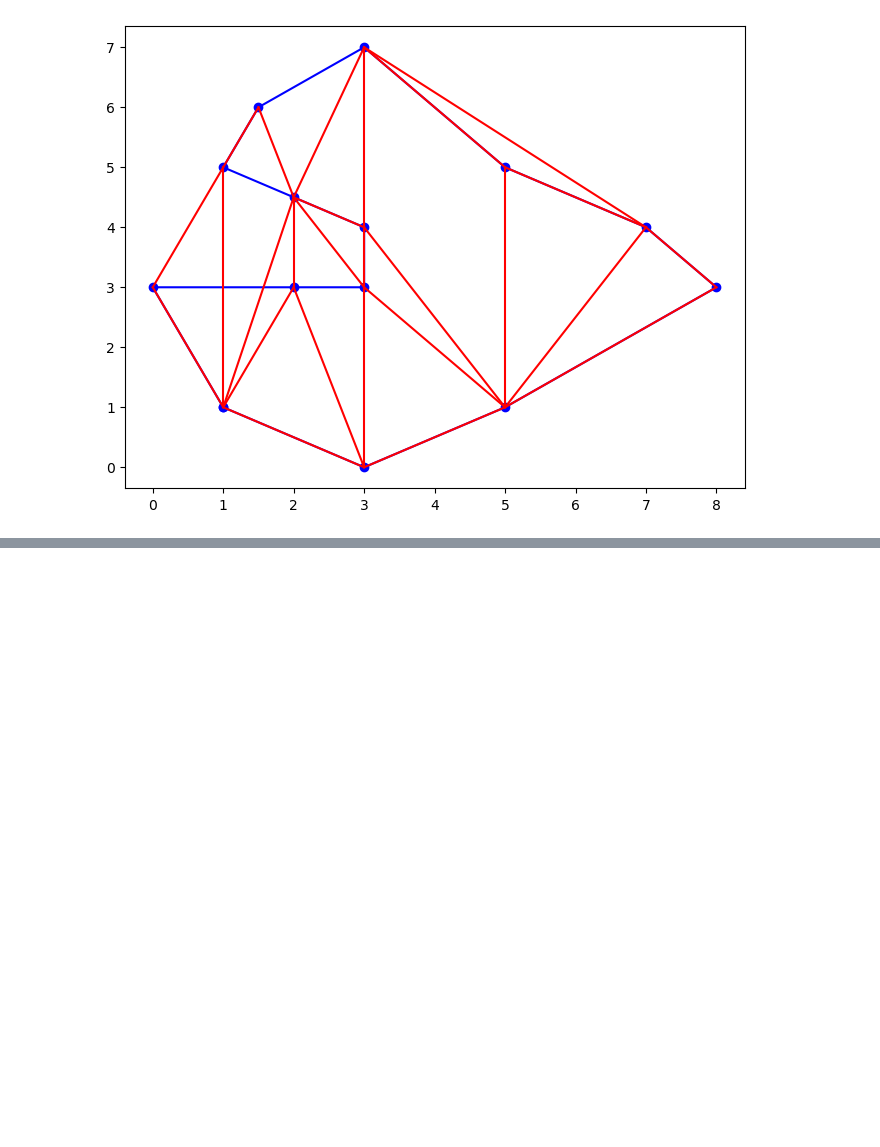
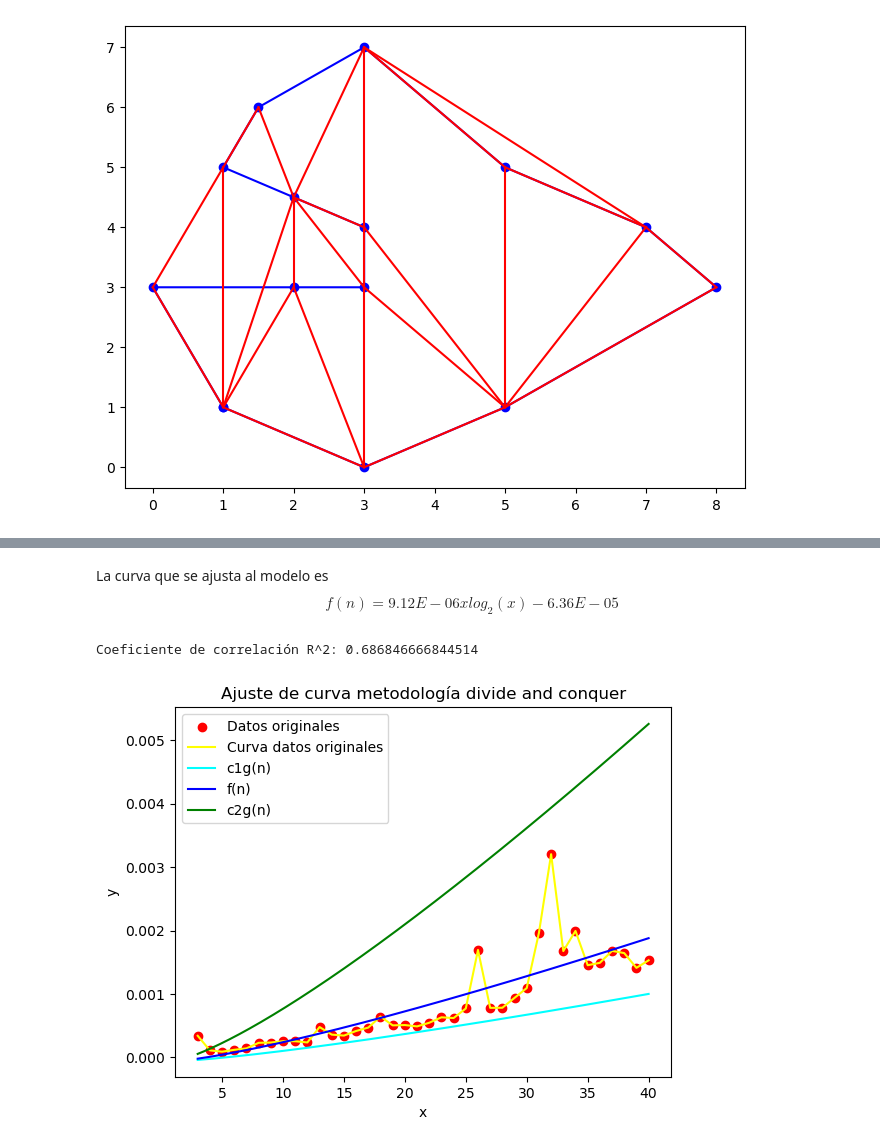
Before and after one commit to gua21150/Proyecto2ADA, a Jupyter notebook: Simplificacion Triangularizacion Divide and Conquer.ipynb, the cells around one changed output, grey strips where cells are left out. Saved outputs shown, nothing was run; the diff lists cells and outputs as text; code cells hidden in the pictures; blank space fills up the shorter version.

```diff
--- a/Simplificacion Triangularizacion Divide and Conquer.ipynb
+++ b/Simplificacion Triangularizacion Divide and Conquer.ipynb
@@ -271,0 +398,44 @@ TypeError: list indices must be integers or slices, not tuple
+# %% [markdown]
+La curva que se ajusta al modelo es
+$$f(n)=9.12E-06xlog_2(x)-6.36E-05$$
+# %%
+# Generando puntos x para la curva ajustada
+x_fit = np.linspace(min(x), max(x), 400)
+# Prediciendo y con la curva ajustada
+y_fit = curve_model(x_fit, *popt)
+
+# Generando puntos x para la curva ajustada
+x1_fit = np.linspace(min(x), max(x), 400)
+# Prediciendo y con la curva ajustada
+y1_fit = curve_model(x1_fit, *[5e-06,-6.36249403e-05])
+
+
+# Generando puntos x para la curva ajustada
+x2_fit = np.linspace(min(x), max(x), 400)
+# Prediciendo y con la curva ajustada
+y2_fit = curve_model(x2_fit, *[25e-06,-6.36249403e-05])
+
+
+# Graficando los puntos originales
+plt.scatter(x, y, label='Datos originales', color='red')
+plt.plot(x,y,label='Curva datos originales', color='yellow')
+# Graficando la curva ajustada
+plt.plot(x1_fit, y1_fit, label='c1g(n)', color='cyan')
+plt.plot(x_fit, y_fit, label='f(n)', color='blue')
+plt.plot(x2_fit, y2_fit, label='c2g(n)', color='green')
+
+# Calculando R^2
+y_pred = curve_model(x, *popt)
+ss_res = np.sum((y - y_pred) ** 2)
+ss_tot = np.sum((y - np.mean(y)) ** 2)
+r_squared = 1 - (ss_res / ss_tot)
+print(f"Coeficiente de correlación R^2: {r_squared}")
+
+plt.title('Ajuste de curva metodología divide and conquer')
+plt.xlabel('x')
+plt.ylabel('y')
+plt.legend()
+plt.show()
+# %% [output]
+Coeficiente de correlación R^2: 0.686846666844514
+[figure, added]
```
Also changed, not shown: parts of 2 cells of this notebook.
